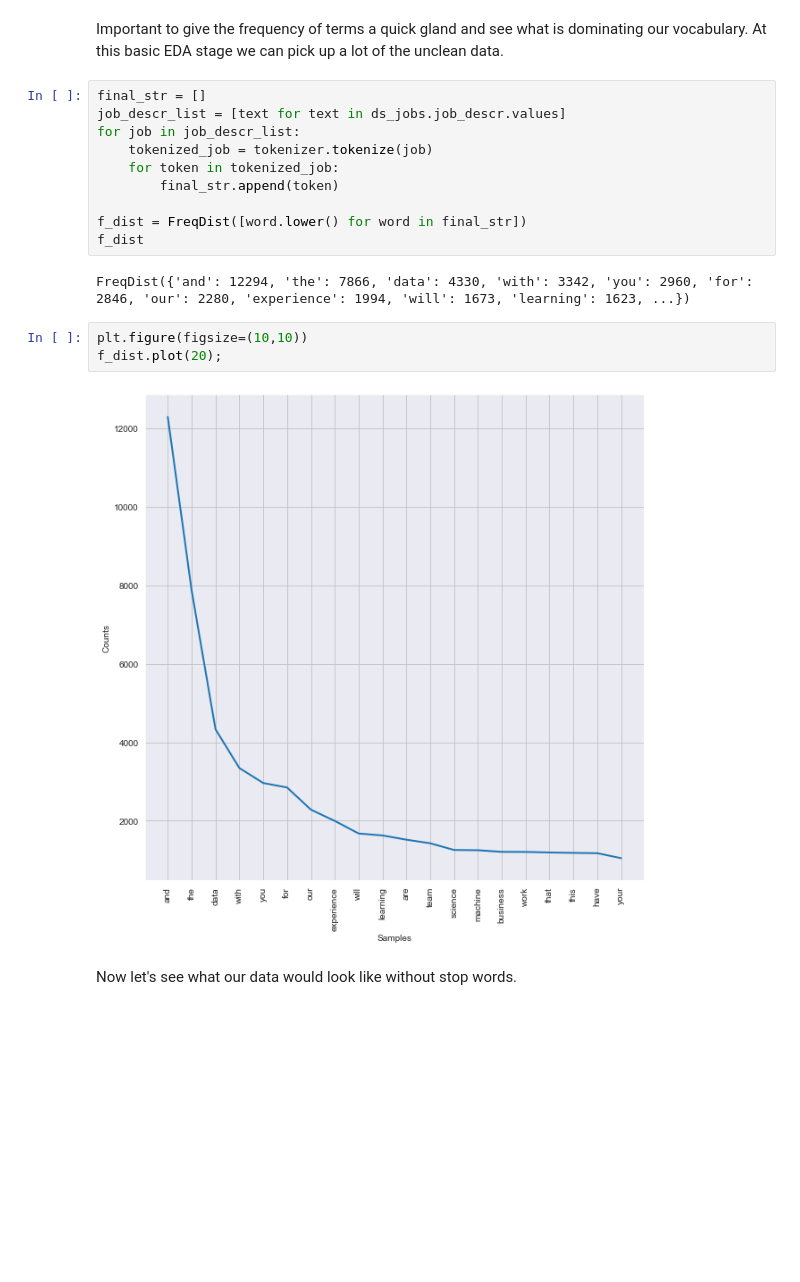
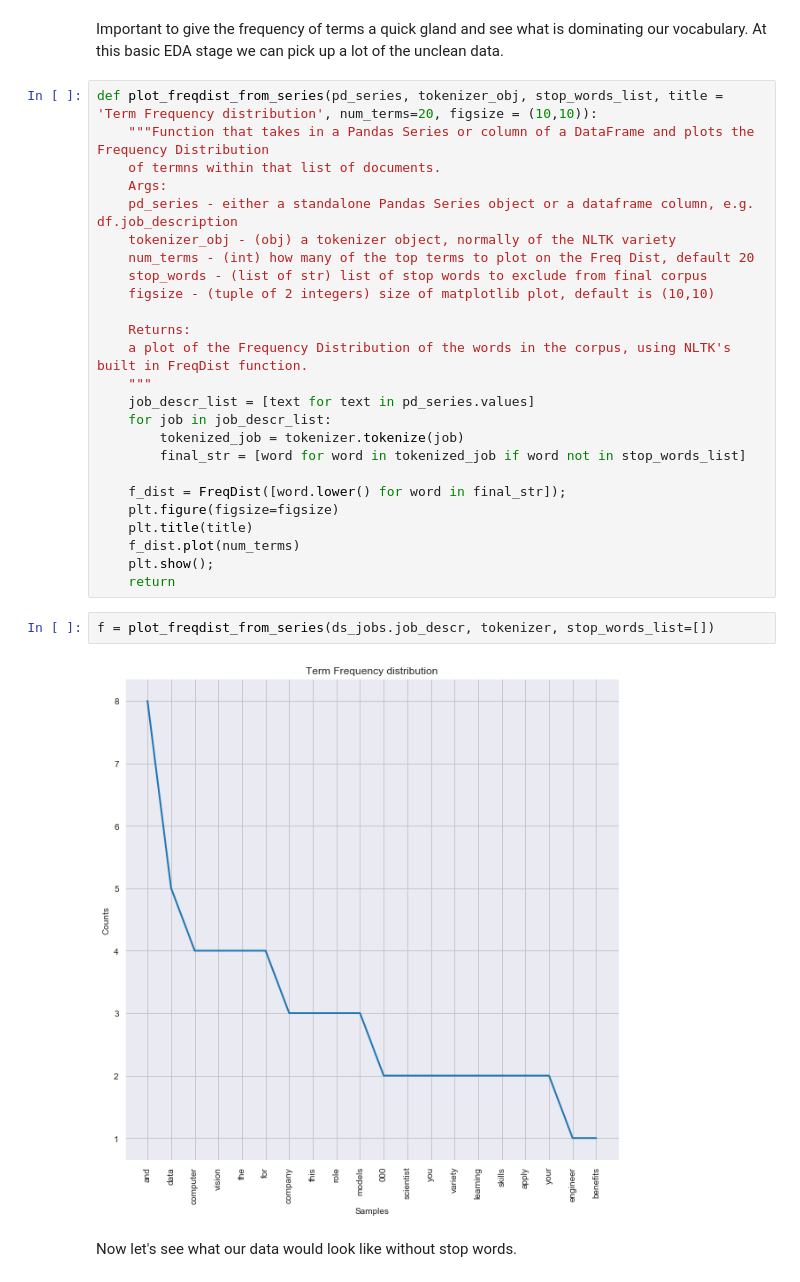
Before and after one commit to Ioana-P/MLEng_vs_DScientist_analysis, a Jupyter notebook: 4b. Data_preprocessing.ipynb, the cells around one changed output. Cells and saved outputs as stored; diff of their text form; blank space fills up the shorter version.

```diff
--- a/4b. Data_preprocessing.ipynb
+++ b/4b. Data_preprocessing.ipynb
@@ -117,21 +117,33 @@ ds_jobs.head()
 # %% [markdown]
 Important to give the frequency of terms a quick gland and see what is dominating our vocabulary. At this basic EDA stage we can pick up a lot of the unclean data.
-# %%
-final_str = []
-job_descr_list = [text for text in ds_jobs.job_descr.values]
-for job in job_descr_list:
-    tokenized_job = tokenizer.tokenize(job)
-    for token in tokenized_job:
-        final_str.append(token)
-
-f_dist = FreqDist([word.lower() for word in final_str])
-f_dist
-# %% [output]
-FreqDist({'and': 12294, 'the': 7866, 'data': 4330, 'with': 3342, 'you': 2960, 'for': 2846, 'our': 2280, 'experience': 1994, 'will': 1673, 'learning': 1623, ...})
-# %%
-plt.figure(figsize=(10,10))
-f_dist.plot(20);
-# %% [output]
-[figure, removed]
+# %%
+def plot_freqdist_from_series(pd_series, tokenizer_obj, stop_words_list, title = 'Term Frequency distribution', num_terms=20, figsize = (10,10)):
+    """Function that takes in a Pandas Series or column of a DataFrame and plots the Frequency Distribution
+    of termns within that list of documents.
+    Args:
+    pd_series - either a standalone Pandas Series object or a dataframe column, e.g. df.job_description
+    tokenizer_obj - (obj) a tokenizer object, normally of the NLTK variety
+    num_terms - (int) how many of the top terms to plot on the Freq Dist, default 20
+    stop_words - (list of str) list of stop words to exclude from final corpus
+    figsize - (tuple of 2 integers) size of matplotlib plot, default is (10,10)
+
+    Returns:
+    a plot of the Frequency Distribution of the words in the corpus, using NLTK's built in FreqDist function.
+    """
+    job_descr_list = [text for text in pd_series.values]
+    for job in job_descr_list:
+        tokenized_job = tokenizer.tokenize(job)
+        final_str = [word for word in tokenized_job if word not in stop_words_list]
+
+    f_dist = FreqDist([word.lower() for word in final_str]);
+    plt.figure(figsize=figsize)
+    plt.title(title)
+    f_dist.plot(num_terms)
+    plt.show();
+    return
+# %%
+f = plot_freqdist_from_series(ds_jobs.job_descr, tokenizer, stop_words_list=[])
+# %% [output]
+[figure, added]
 # %% [markdown]
 Now let's see what our data would look like without stop words.
```
Also changed, not shown: parts of 23 cells of this notebook, 1 other file.
